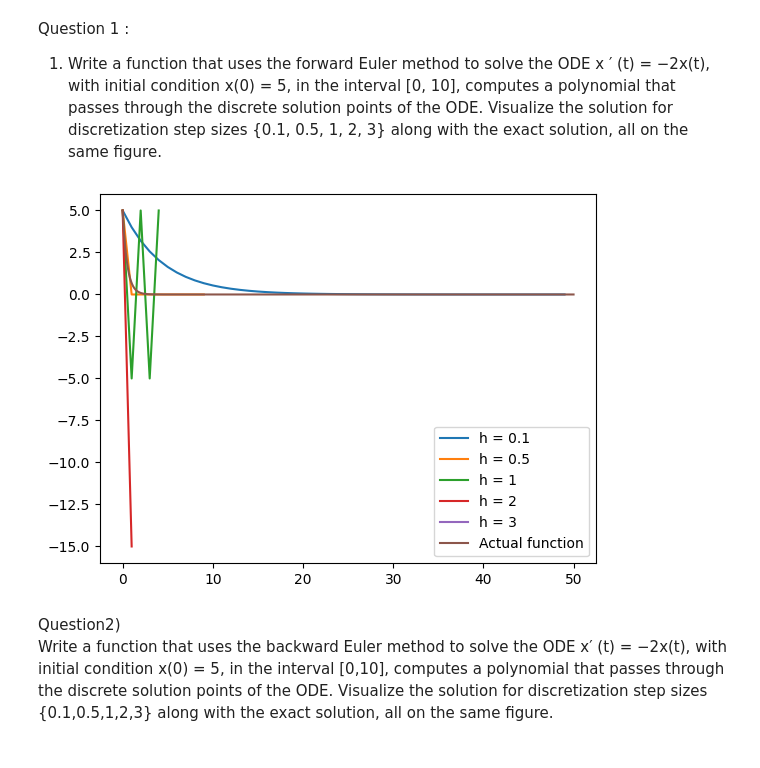
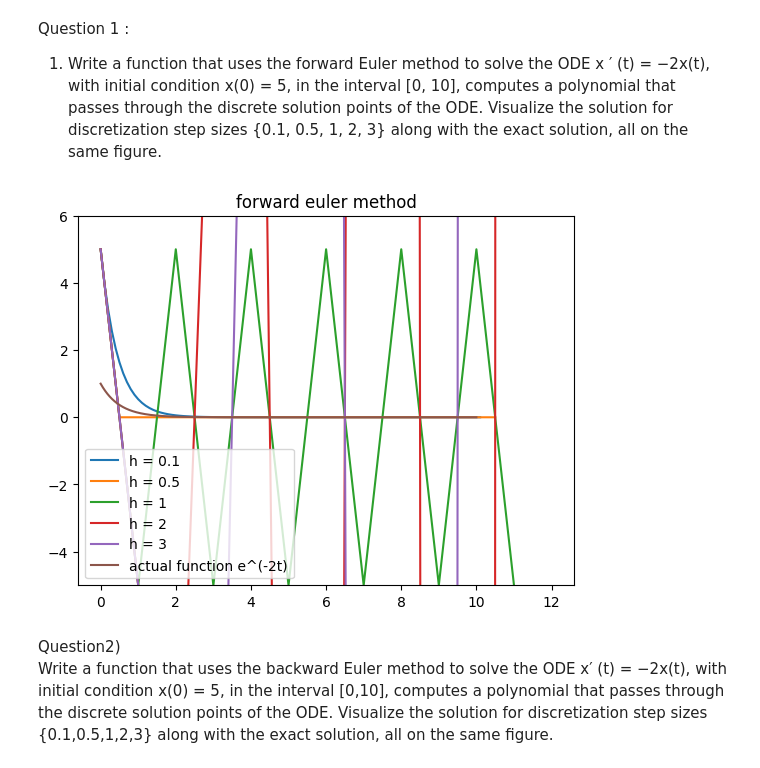
Before and after one commit to CodeCraftsmanSandeep/cma, a Jupyter notebook: week6/code.ipynb, the cells around one changed output. Cells and saved outputs as stored; diff of their text form; code cells hidden in the pictures.

```diff
--- a/week6/code.ipynb
+++ b/week6/code.ipynb
@@ -9,33 +9,32 @@ the discrete solution points of the ODE. Visualize the solution for discretizati
 # %%
 import matplotlib.pyplot as plt
 import numpy as np
-import math
 
-step_sizes =  [0.1, 0.5, 1, 2, 3]
-T = int(5)
-x0 = 5
-t0 = 0
-for h in step_sizes:
-    Nh = int((T-t0)/h)
+a = 0
+b = 10
+x0, t0 = 5, 0
+discretization_steps = [0.1, 0.5, 1, 2, 3]
+for h in discretization_steps:
     x_values = [x0, ]
     t_values = [t0, ]
-    for n in range(1, Nh):
-        x_values.append(x_values[n-1]*(1 - 2*h))
-        t_values.append(n)
+    while t_values[-1] <= b:
+        tn = t_values[-1]
+        t_values.append(tn + h)
+        xn = x_values[-1]
+        x_values.append(xn + h*(-2*xn))
     plt.plot(t_values, x_values, label = "h = " + str(h))
 
-'''Let us plot the actual plot: '''
-t_values = []
-x_values = []
-for t in np.arange(0, T*10, 0.001):
-    x_values.append(5*math.exp(-2*t))
-    t_values.append(t)
-plt.plot(t_values, x_values, label = "Actual function")
-
+# exact solution
+f = lambda t: np.exp(-2*t)
+t_values = np.linspace(a, b, 1000)
+x_values = f(t_values)
+plt.plot(t_values, x_values, label = "actual function e^(-2t)")
+plt.title("forward euler method")
+plt.ylim(min(x_values)-5, max(x_values)+5)
 plt.legend()
 plt.show()
 # %% [output]
-[figure, old version]
+[figure, new version]
 # %% [markdown]
 Question2) <br/>
 Write a function that uses the backward Euler method to solve the ODE x′
```
Also changed, not shown: parts of 5 cells of this notebook, 12 other files.
